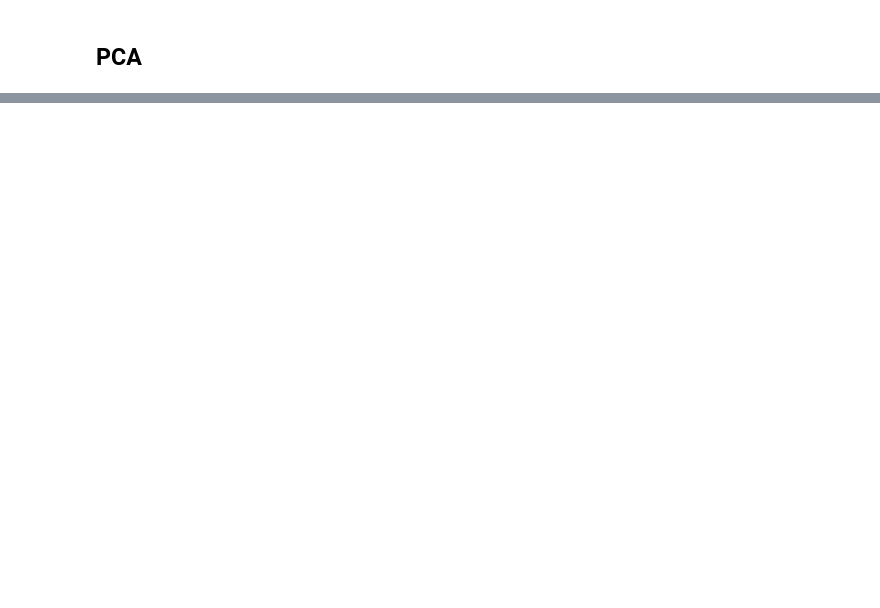
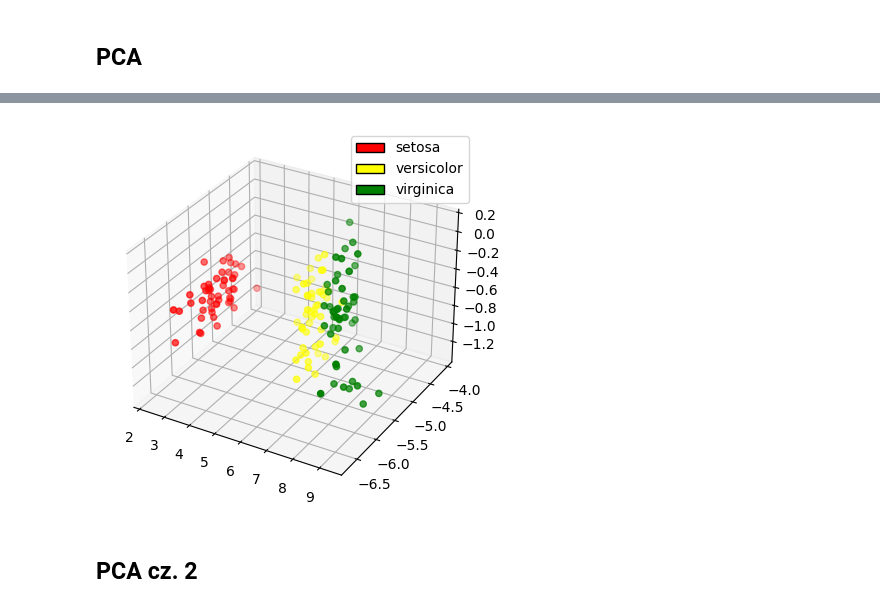
Before and after one commit to MichalMichniak/Machine_Learning_2023_Academy_Course, a Jupyter notebook: lab_9/main.ipynb, the cells around one changed output, grey strips where cells are left out. Drawn from its saved outputs; the diff is of its cells as text; code cells hidden in the pictures; blank space fills up the shorter version.

```diff
--- a/lab_9/main.ipynb
+++ b/lab_9/main.ipynb
@@ -26,0 +63,21 @@ Z = X@v[:,:k]
+# %%
+# dim = 3
+k = 3
+Z = X@v_sorted[:,:k]
+
+fig = plt.figure()
+ax = fig.add_subplot(projection='3d')
+
+col_dict = {0:'red' , 1:'yellow' , 2:'green'}
+name_dict = {0:'setosa' , 1:'versicolor' , 2:'virginica'}
+col = np.array([col_dict[i] for i in y])
+ax.scatter(Z[:,0],Z[:,1],Z[:,2],c = col)
+
+leg_el = [mpatches.Patch(facecolor = value, edgecolor = "black", label = name_dict[key], alpha = 1) for key, value in col_dict.items()]
+plt.legend(handles = leg_el)
+
+plt.show()
+# %% [output]
+[figure, added]
+# %% [markdown]
+## PCA cz. 2
```
Also changed, not shown: parts of 30 cells of this notebook, 3 other files.
